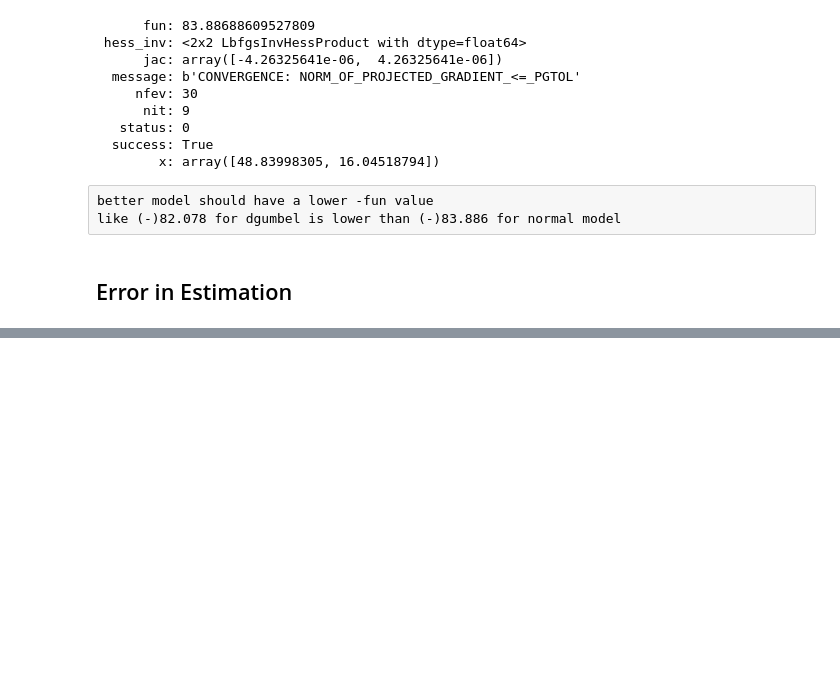
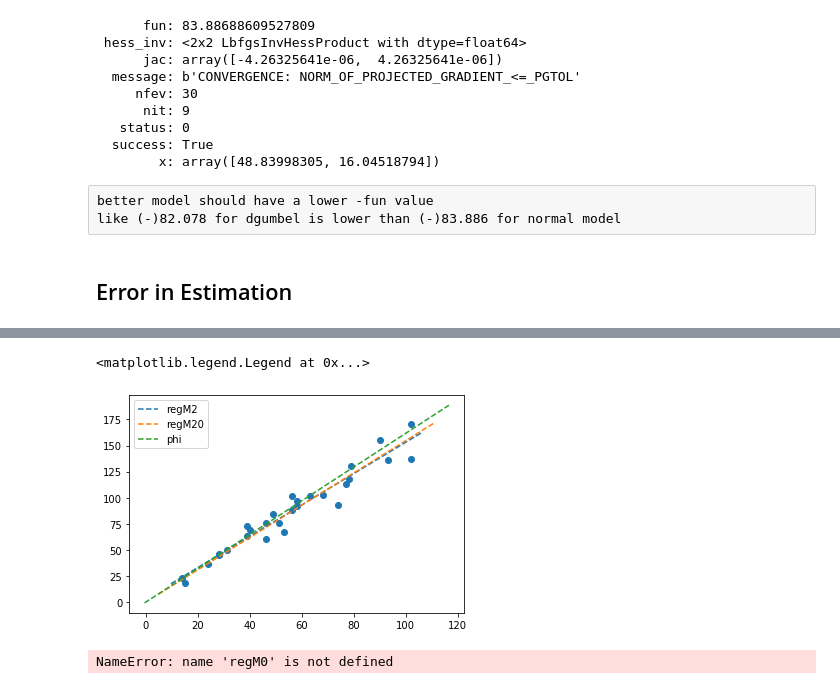
Before and after one commit to starnlm/Python-Practice, a Jupyter notebook: Statistical Description Python.ipynb, the cells around one changed output, grey strips where cells are left out. Saved outputs shown, nothing was run; the diff lists cells and outputs as text; code cells hidden in the pictures; blank space fills up the shorter version.

```diff
--- a/Statistical Description Python.ipynb
+++ b/Statistical Description Python.ipynb
@@ -453,0 +593,13 @@ np.std(mean, ddof = 1), np.std(std, ddof = 1)
+# %%
+plt.scatter(b, a)
+abline(regM2.params[1], regM2.params[0])
+abline(regM20.params[0])
+abline(phi)
+plt.legend(['regM2', 'regM20', 'phi'])
+# %% [output]
+<matplotlib.legend.Legend at 0x...>
+[figure, added]
+# %%
+reM0.params[0]
+# %% [output]
+NameError: name 'regM0' is not defined
```
Also changed, not shown: parts of 19 cells of this notebook, 1 other file.
